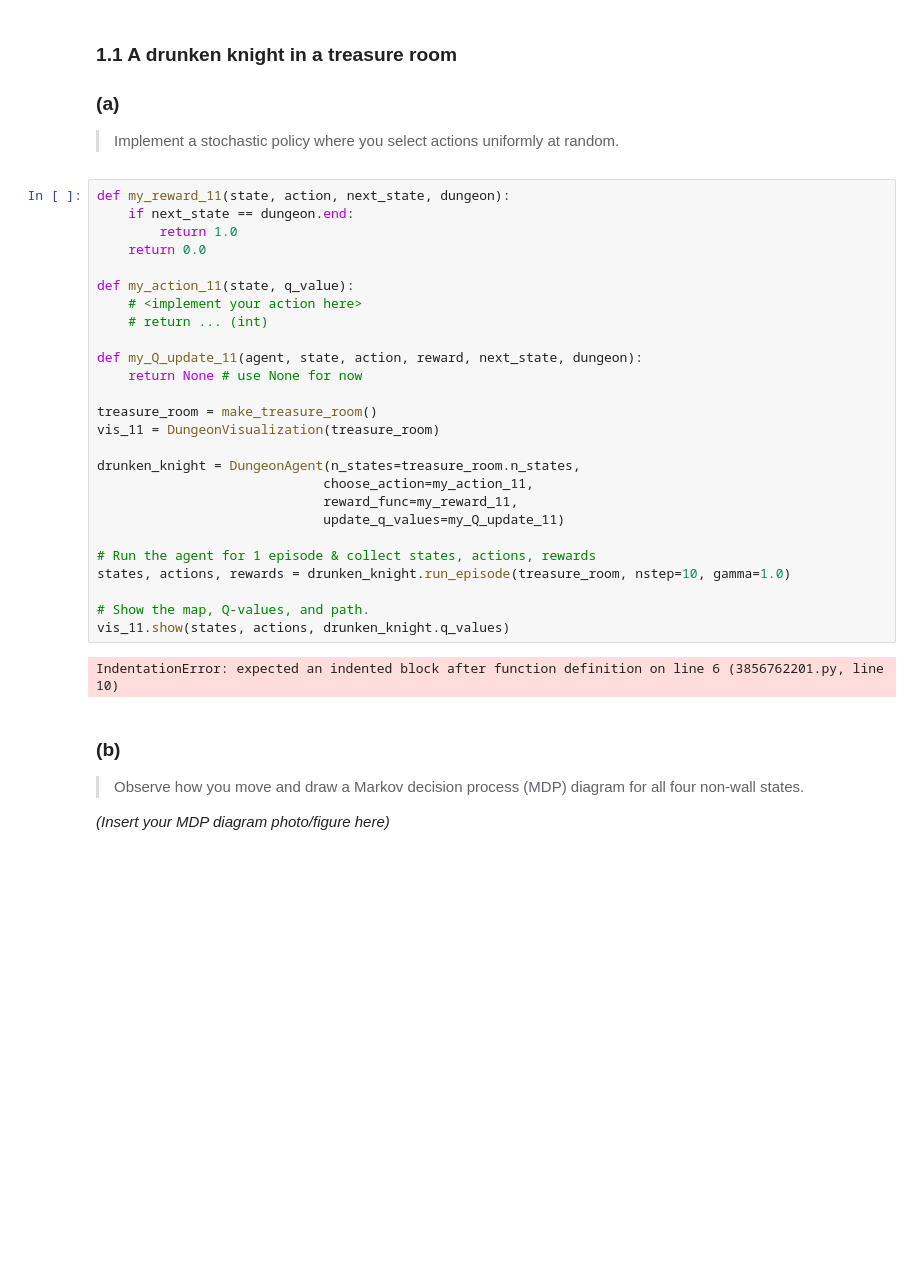
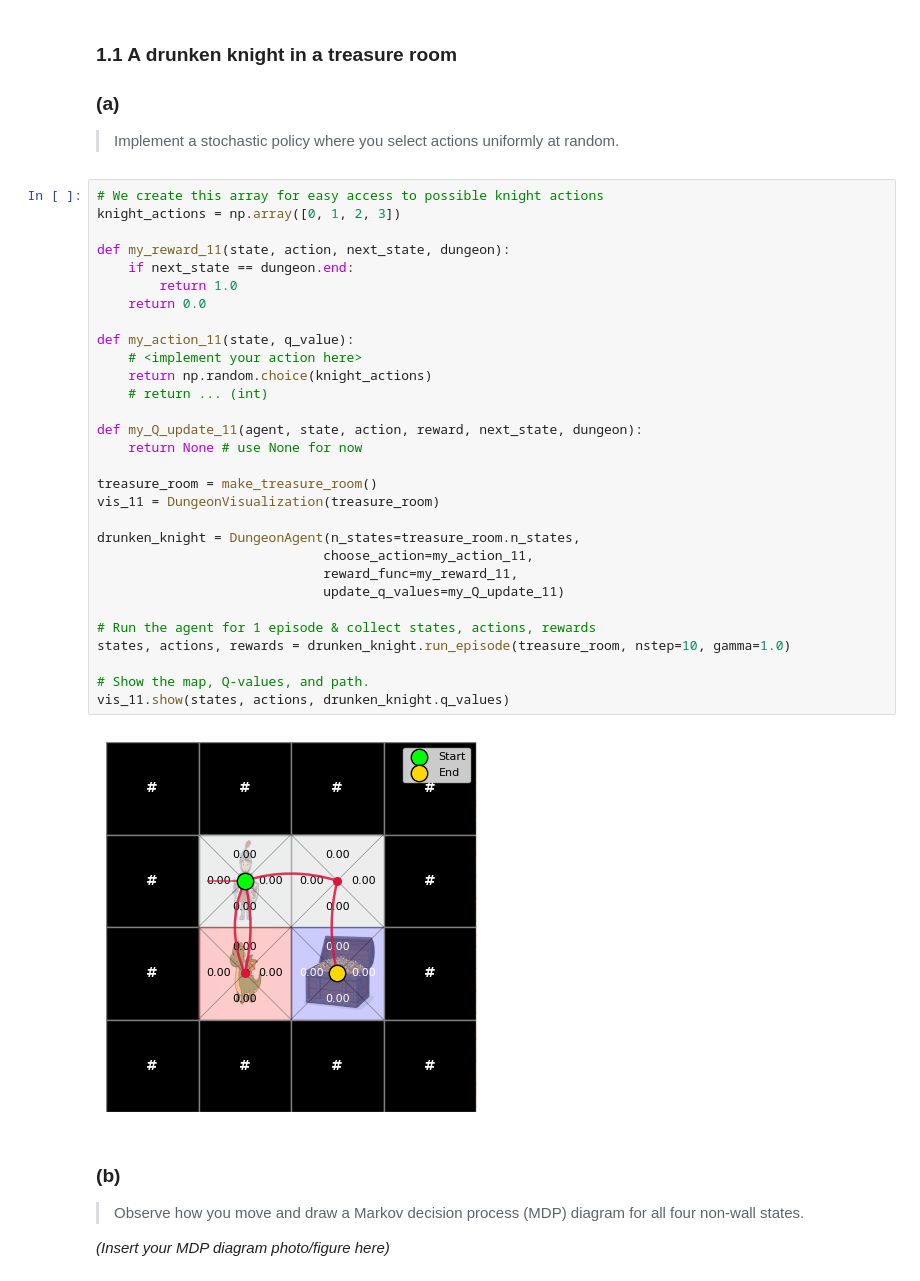
Before and after one commit to OFCLeoS/iml_2026, a Jupyter notebook: homework_2.ipynb, the cells around one changed output. Cells and saved outputs as stored; diff of their text form; blank space fills up the shorter version.

```diff
--- a/homework_2.ipynb
+++ b/homework_2.ipynb
@@ -20,33 +23,37 @@ from iml.dungeon_maker import make_treasure_room, make_underground_maze, make_un
 ### (a)
 > Implement a stochastic policy where you select actions uniformly at random.
 # %%
+# We create this array for easy access to possible knight actions
+knight_actions = np.array([0, 1, 2, 3])
+
 def my_reward_11(state, action, next_state, dungeon):
     if next_state == dungeon.end:
         return 1.0
     return 0.0
 
 def my_action_11(state, q_value):
 	# <implement your action here>
+    return np.random.choice(knight_actions)
 	# return ... (int)
 
 def my_Q_update_11(agent, state, action, reward, next_state, dungeon):
     return None # use None for now
 
 treasure_room = make_treasure_room()
 vis_11 = DungeonVisualization(treasure_room)
 
 drunken_knight = DungeonAgent(n_states=treasure_room.n_states,
                              choose_action=my_action_11,
                              reward_func=my_reward_11,
                              update_q_values=my_Q_update_11)
 
 # Run the agent for 1 episode & collect states, actions, rewards
 states, actions, rewards = drunken_knight.run_episode(treasure_room, nstep=10, gamma=1.0)
 
 # Show the map, Q-values, and path.
 vis_11.show(states, actions, drunken_knight.q_values)
 # %% [output]
-IndentationError: expected an indented block after function definition on line 6 (3856762201.py, line 10)
+[figure, added]
 # %% [markdown]
 ### (b)
 > Observe how you move and draw a Markov decision process (MDP) diagram for all four non-wall states.
```
Also changed, not shown: parts of 9 cells of this notebook.
